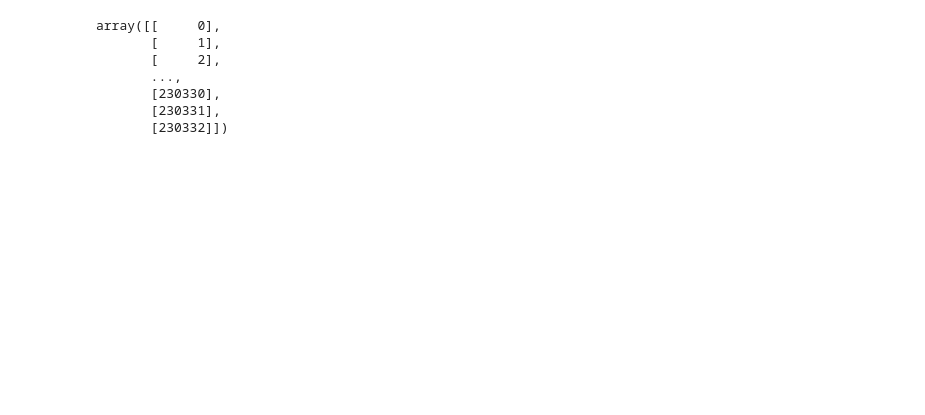
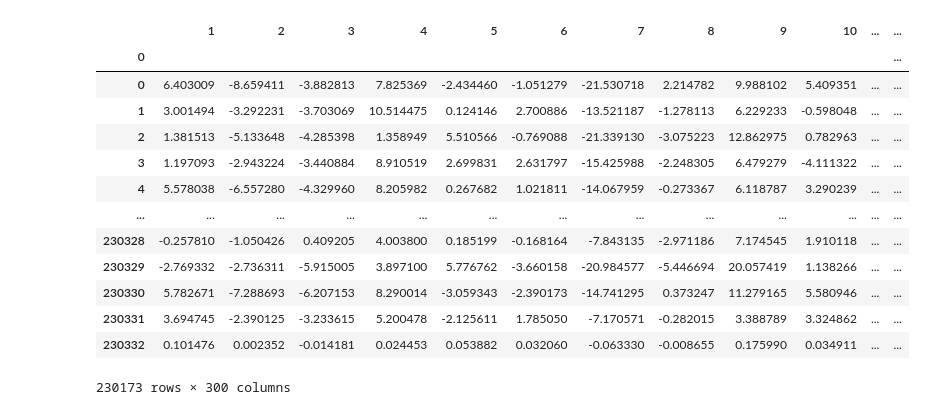
Before and after one commit to David-BominWei/DeepLPI, a Jupyter notebook: 1molembedding.ipynb, the cells around one changed output. Cells and saved outputs as stored; diff of their text form; code cells hidden in the pictures; blank space fills up the shorter version.

```diff
--- a/1molembedding.ipynb
+++ b/1molembedding.ipynb
@@ -81,0 +100,3 @@ Name: sent, Length: 230173, dtype: object
+# %%
+data = data.dropna()
+data
@@ -82,2 +117,3 @@ Name: sent, Length: 230173, dtype: object
 # %%
-molvec = sentences2vec(data_sentence.dropna(),model,unseen='UNK')
+molvec = sentences2vec(data["alt_sent"],model,unseen='UNK')
+molvec
@@ -84,16 +134,23 @@ molvec = sentences2vec(data_sentence.dropna(),model,unseen='UNK')
 # %%
-np.array(data_sentence.dropna().index).reshape(-1,1)
+molembed = np.hstack((np.array(data.index).reshape(-1,1) , molvec))
-# %% [output]
-array([[     0],
-       [     1],
-       [     2],
-       ...,
-       [230330],
-       [230331],
-       [230332]])
-# %%
-molembed = pd.DataFrame(np.concatenate([np.array(data_sentence.dropna().index).reshape(-1,1),molvec],axis=1))
 # %%
-molembed[0] = molembed[0].astype(int)
-molembed = molembed.set_index(0)
+molembeddf = pd.DataFrame(molembed)
+molembeddf[0] = molembeddf[0].astype(int)
+molembeddf = molembeddf.set_index(0)
+molembeddf
+# %% [output]
+|  | 1 | 2 | 3 | 4 | 5 | 6 | 7 | 8 | 9 | 10 | ... | ... |
+| 0 |  |  |  |  |  |  |  |  |  |  |  | ... |
+| 0 | 6.403009 | -8.659411 | -3.882813 | 7.825369 | -2.434460 | -1.051279 | -21.530718 | 2.214782 | 9.988102 | 5.409351 | ... | ... |
+| 1 | 3.001494 | -3.292231 | -3.703069 | 10.514475 | 0.124146 | 2.700886 | -13.521187 | -1.278113 | 6.229233 | -0.598048 | ... | ... |
+| 2 | 1.381513 | -5.133648 | -4.285398 | 1.358949 | 5.510566 | -0.769088 | -21.339130 | -3.075223 | 12.862975 | 0.782963 | ... | ... |
+| 3 | 1.197093 | -2.943224 | -3.440884 | 8.910519 | 2.699831 | 2.631797 | -15.425988 | -2.248305 | 6.479279 | -4.111322 | ... | ... |
+| 4 | 5.578038 | -6.557280 | -4.329960 | 8.205982 | 0.267682 | 1.021811 | -14.067959 | -0.273367 | 6.118787 | 3.290239 | ... | ... |
+| ... | ... | ... | ... | ... | ... | ... | ... | ... | ... | ... | ... | ... |
+| 230328 | -0.257810 | -1.050426 | 0.409205 | 4.003800 | 0.185199 | -0.168164 | -7.843135 | -2.971186 | 7.174545 | 1.910118 | ... | ... |
+| 230329 | -2.769332 | -2.736311 | -5.915005 | 3.897100 | 5.776762 | -3.660158 | -20.984577 | -5.446694 | 20.057419 | 1.138266 | ... | ... |
+| 230330 | 5.782671 | -7.288693 | -6.207153 | 8.290014 | -3.059343 | -2.390173 | -14.741295 | 0.373247 | 11.279165 | 5.580946 | ... | ... |
+| 230331 | 3.694745 | -2.390125 | -3.233615 | 5.200478 | -2.125611 | 1.785050 | -7.170571 | -0.282015 | 3.388789 | 3.324862 | ... | ... |
+| 230332 | 0.101476 | 0.002352 | -0.014181 | 0.024453 | 0.053882 | 0.032060 | -0.063330 | -0.008655 | 0.175990 | 0.034911 | ... | ... |
+230173 rows × 300 columns
 # %%
```
Also changed, not shown: parts of 9 cells of this notebook, 1 other file.
